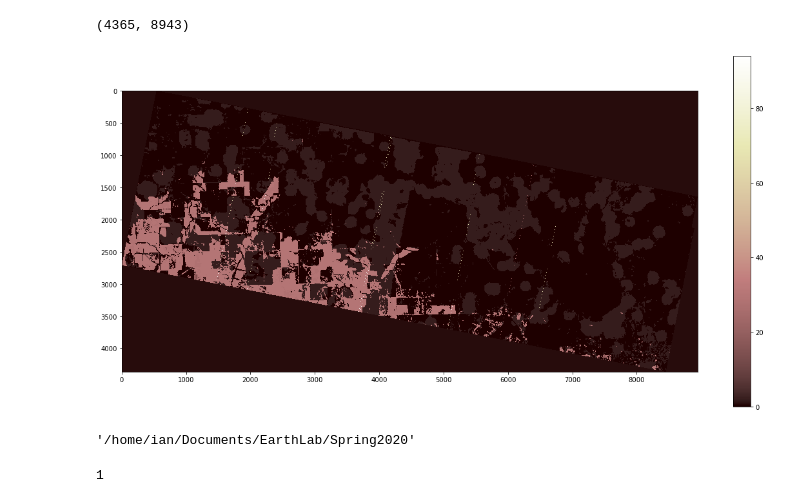
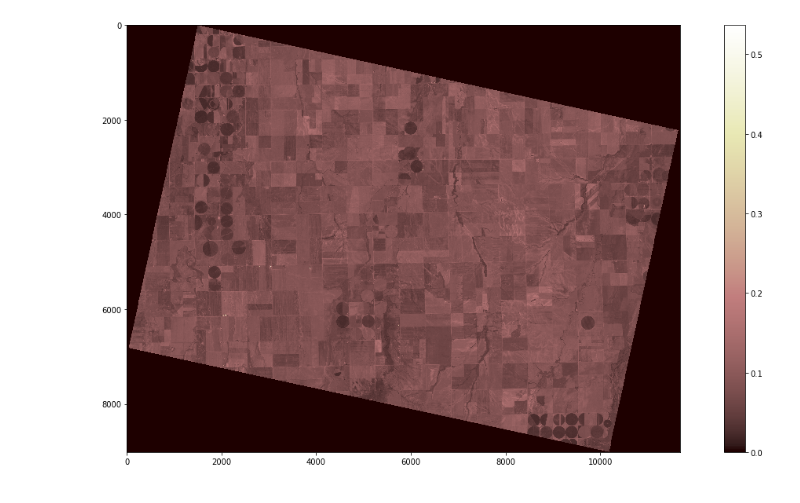
Before and after one commit to AeroAtCU/EarthLab, a Jupyter notebook: Spring2020/basic_tests.ipynb, the cells around one changed output. Drawn from its saved outputs; the diff is of its cells as text; code cells hidden in the pictures.

Commit message:
working 3 planet import, imshow

```diff
--- a/Spring2020/basic_tests.ipynb
+++ b/Spring2020/basic_tests.ipynb
@@ -23,27 +29,15 @@ def import_tif(filename):
     return rio.open(abs_file_path)
 
 
-filename = "20200220_165505_0f34_3B_AnalyticMS_SR.tif"
-filename = "20200220_165505_0f34_3B_AnalyticMS_DN_udm.tif"
-src = import_tif(filename)
-array = src.read(1)
-array.shape
+planet_ex = import_tif("20190925_174105_05_105c_3B_AnalyticMS_SR.tif")
+landsat_ex = import_tif("LC08_L1TP_033032_20190927_20191017_01_T1_B6.TIF")
+planet_arr = planet_ex.read(1) / 10000
+landsat_arr = landsat_ex.read(1) / 10000
-# %% [output]
-(4365, 8943)
 # %%
 pyplot.figure(figsize=(20,10))
 
-pyplot.imshow(array, cmap='pink')
+pyplot.imshow(planet_arr, cmap='pink')
 pyplot.colorbar()
 pyplot.show()
 # %% [output]
-[figure, old version]
+[figure, new version]
-# %%
-os.chdir(sys.path[0])
-# %% [output]
-'/home/ian/Documents/EarthLab/Spring2020'
-# %%
-src = 1
-src
-# %% [output]
-1
```
Also changed, not shown: parts of 5 cells of this notebook, 2 other files.
